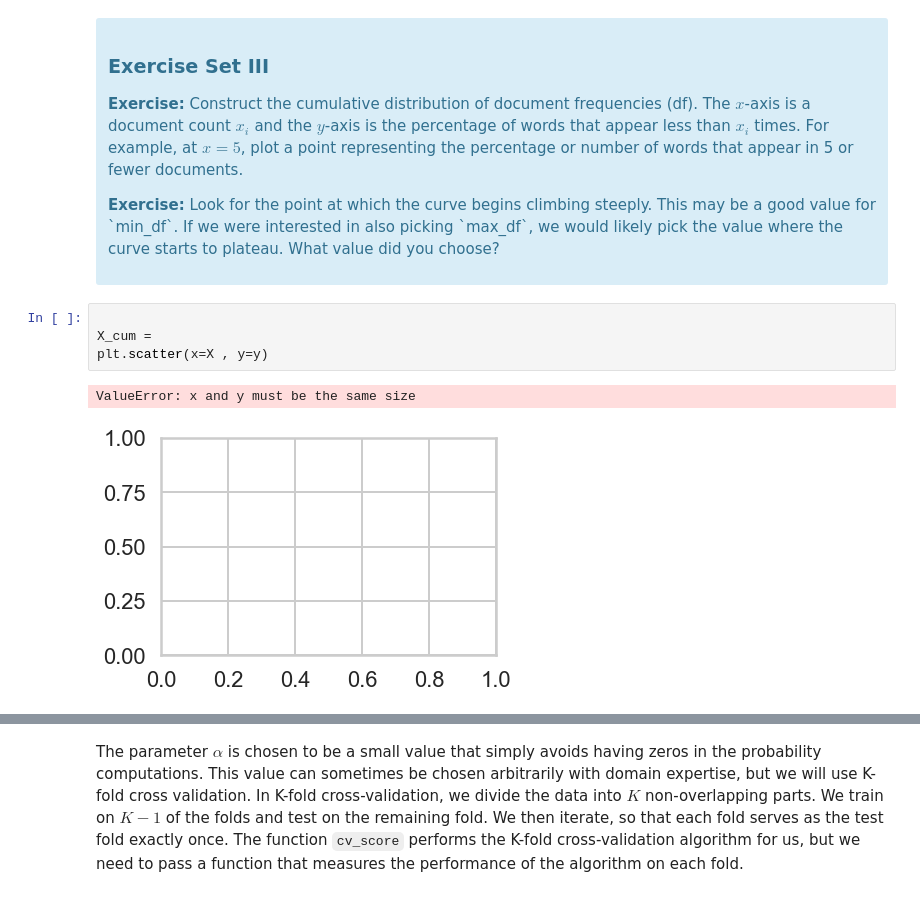
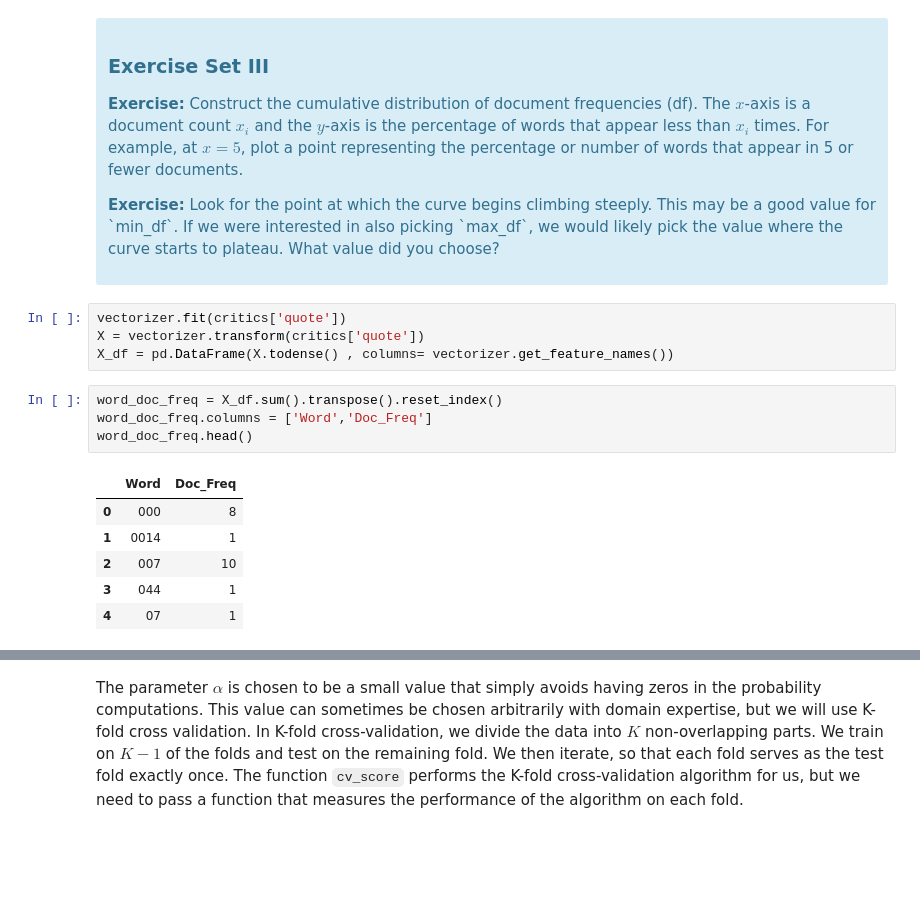
Before and after one commit to alwynpinto/Springboard, a Jupyter notebook: Mini_Project_Naive_Bayes.ipynb, the cells around one changed output, grey strips where cells are left out. Saved outputs shown, nothing was run; the diff lists cells and outputs as text; blank space fills up the shorter version.

```diff
--- a/Mini_Project_Naive_Bayes.ipynb
+++ b/Mini_Project_Naive_Bayes.ipynb
@@ -321,10 +321,18 @@ First, let's find an appropriate value for `min_df` for the `CountVectorizer`. `
 
 <p><b>Exercise:</b> Look for the point at which the curve begins climbing steeply. This may be a good value for `min_df`. If we were interested in also picking `max_df`, we would likely pick the value where the curve starts to plateau. What value did you choose?</p>
 </div>
-# %%
-
-X_cum =
-plt.scatter(x=X , y=y)
-# %% [output]
-ValueError: x and y must be the same size
-[figure, removed]
+# %%
+vectorizer.fit(critics['quote'])
+X = vectorizer.transform(critics['quote'])
+X_df = pd.DataFrame(X.todense() , columns= vectorizer.get_feature_names())
+# %%
+word_doc_freq = X_df.sum().transpose().reset_index()
+word_doc_freq.columns = ['Word','Doc_Freq']
+word_doc_freq.head()
+# %% [output]
+|  | Word | Doc_Freq |
+| 0 | 000 | 8 |
+| 1 | 0014 | 1 |
+| 2 | 007 | 10 |
+| 3 | 044 | 1 |
+| 4 | 07 | 1 |
```
Also changed, not shown: parts of 18 cells of this notebook.
